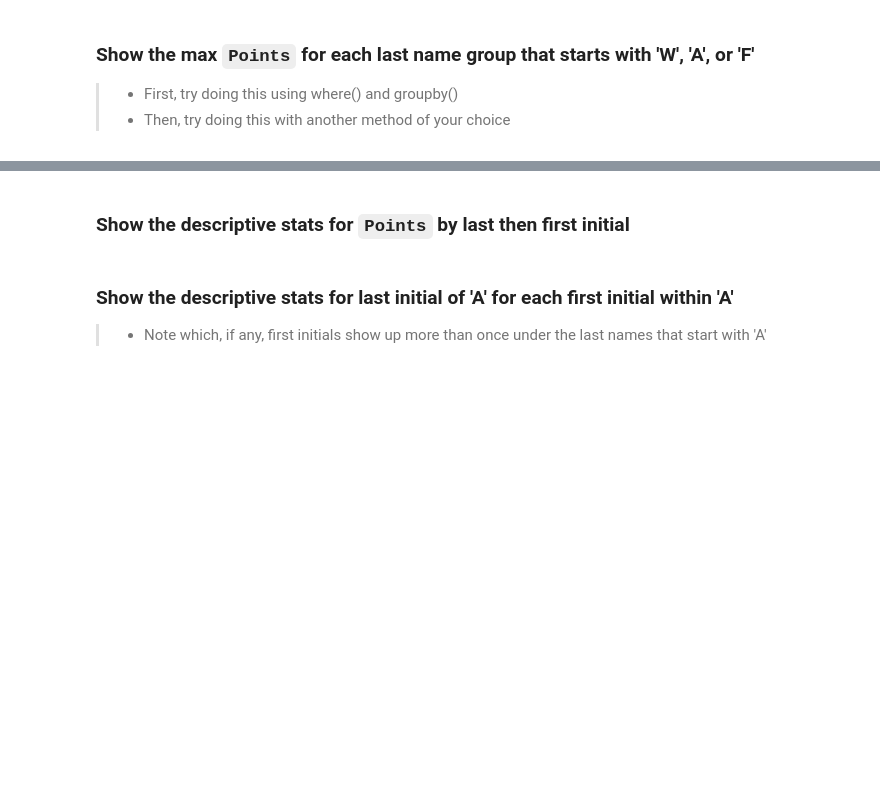
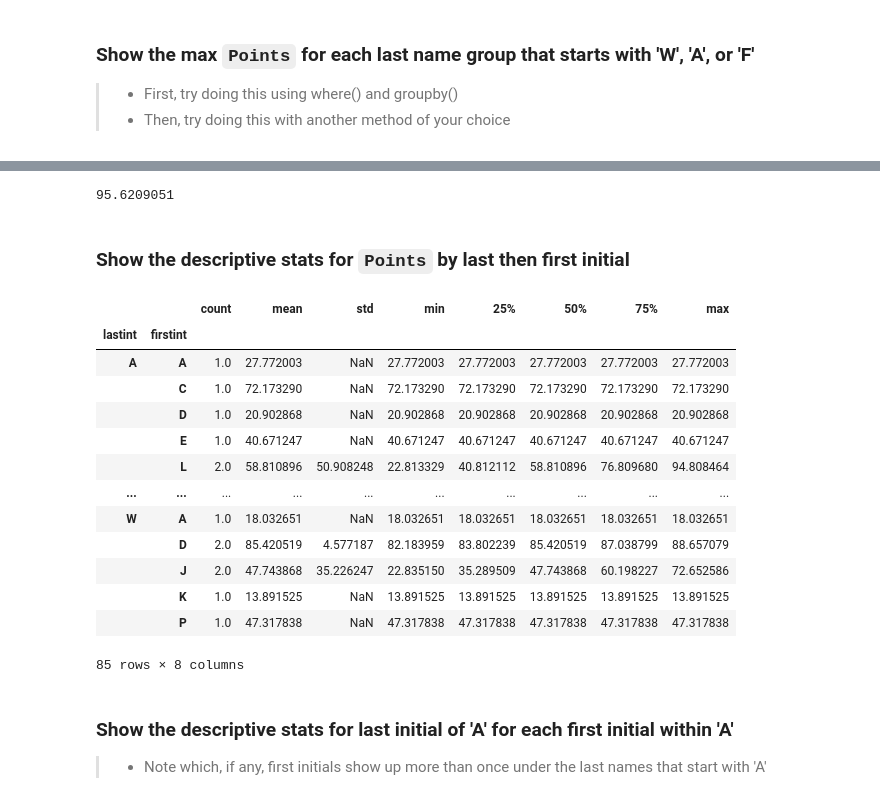
Before and after one commit to staylorx/cu-leeds-baim3220, a Jupyter notebook: Week 10/pandas3%264_SummaryFunctions_Grouping_Sorting_Activity_Student.ipynb, the cells around one changed output, grey strips where cells are left out. Drawn from its saved outputs; the diff is of its cells as text; code cells hidden in the pictures; blank space fills up the shorter version.

```diff
--- a/Week 10/pandas3%264_SummaryFunctions_Grouping_Sorting_Activity_Student.ipynb
+++ b/Week 10/pandas3%264_SummaryFunctions_Grouping_Sorting_Activity_Student.ipynb
@@ -111,5 +438,26 @@ function: `pd.read_csv()`
+# %%
+temp2_stu_df.Points.max()
+# %% [output]
+95.6209051
 # %% [markdown]
 ### Show the descriptive stats for `Points` by last then first initial
+# %%
+stu.groupby(['lastint','firstint']).Points.describe()
+# %% [output]
+|  |  | count | mean | std | min | 25% | 50% | 75% | max |
+| lastint | firstint |  |  |  |  |  |  |  |  |
+| A | A | 1.0 | 27.772003 | NaN | 27.772003 | 27.772003 | 27.772003 | 27.772003 | 27.772003 |
+|  | C | 1.0 | 72.173290 | NaN | 72.173290 | 72.173290 | 72.173290 | 72.173290 | 72.173290 |
+|  | D | 1.0 | 20.902868 | NaN | 20.902868 | 20.902868 | 20.902868 | 20.902868 | 20.902868 |
+|  | E | 1.0 | 40.671247 | NaN | 40.671247 | 40.671247 | 40.671247 | 40.671247 | 40.671247 |
+|  | L | 2.0 | 58.810896 | 50.908248 | 22.813329 | 40.812112 | 58.810896 | 76.809680 | 94.808464 |
+| ... | ... | ... | ... | ... | ... | ... | ... | ... | ... |
+| W | A | 1.0 | 18.032651 | NaN | 18.032651 | 18.032651 | 18.032651 | 18.032651 | 18.032651 |
+|  | D | 2.0 | 85.420519 | 4.577187 | 82.183959 | 83.802239 | 85.420519 | 87.038799 | 88.657079 |
+|  | J | 2.0 | 47.743868 | 35.226247 | 22.835150 | 35.289509 | 47.743868 | 60.198227 | 72.652586 |
+|  | K | 1.0 | 13.891525 | NaN | 13.891525 | 13.891525 | 13.891525 | 13.891525 | 13.891525 |
+|  | P | 1.0 | 47.317838 | NaN | 47.317838 | 47.317838 | 47.317838 | 47.317838 | 47.317838 |
+85 rows × 8 columns
 # %% [markdown]
 ### Show the descriptive stats for last initial of 'A' for each first initial within 'A'
 >- Note which, if any, first initials show up more than once under the last names that start with 'A'
```
Also changed, not shown: parts of 29 cells of this notebook, 10 other files.
